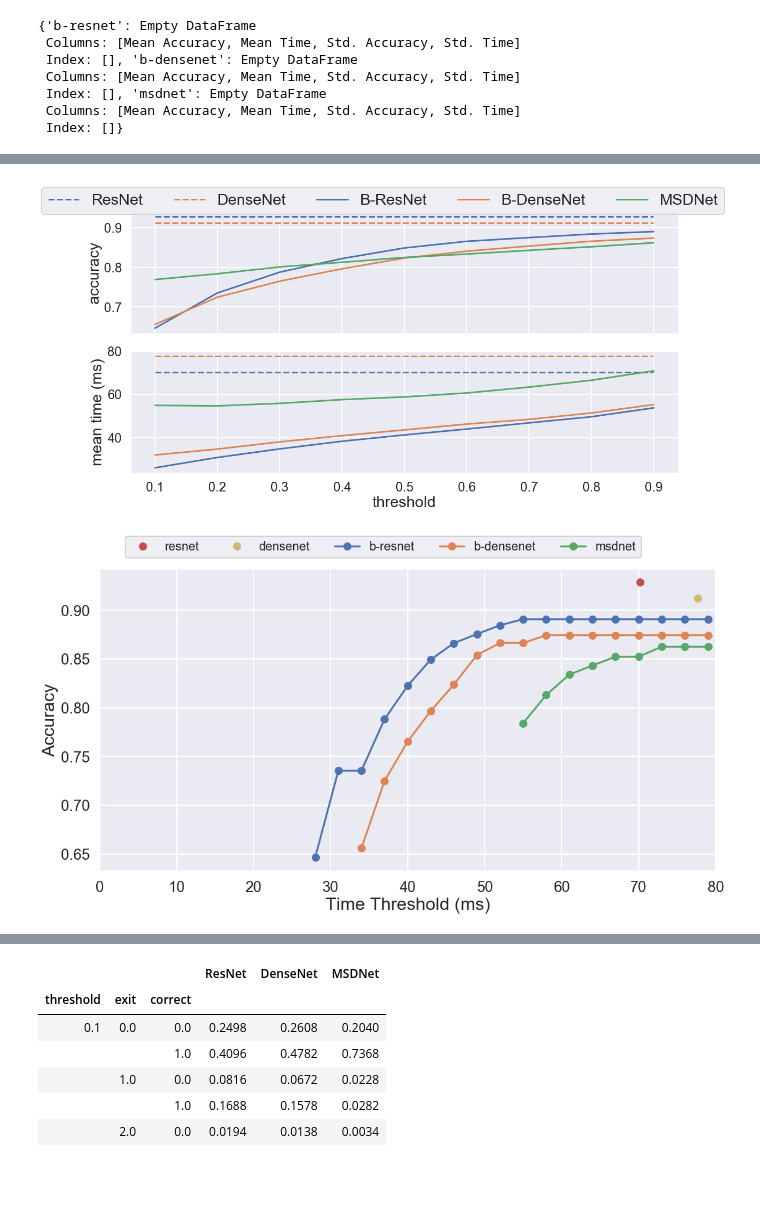
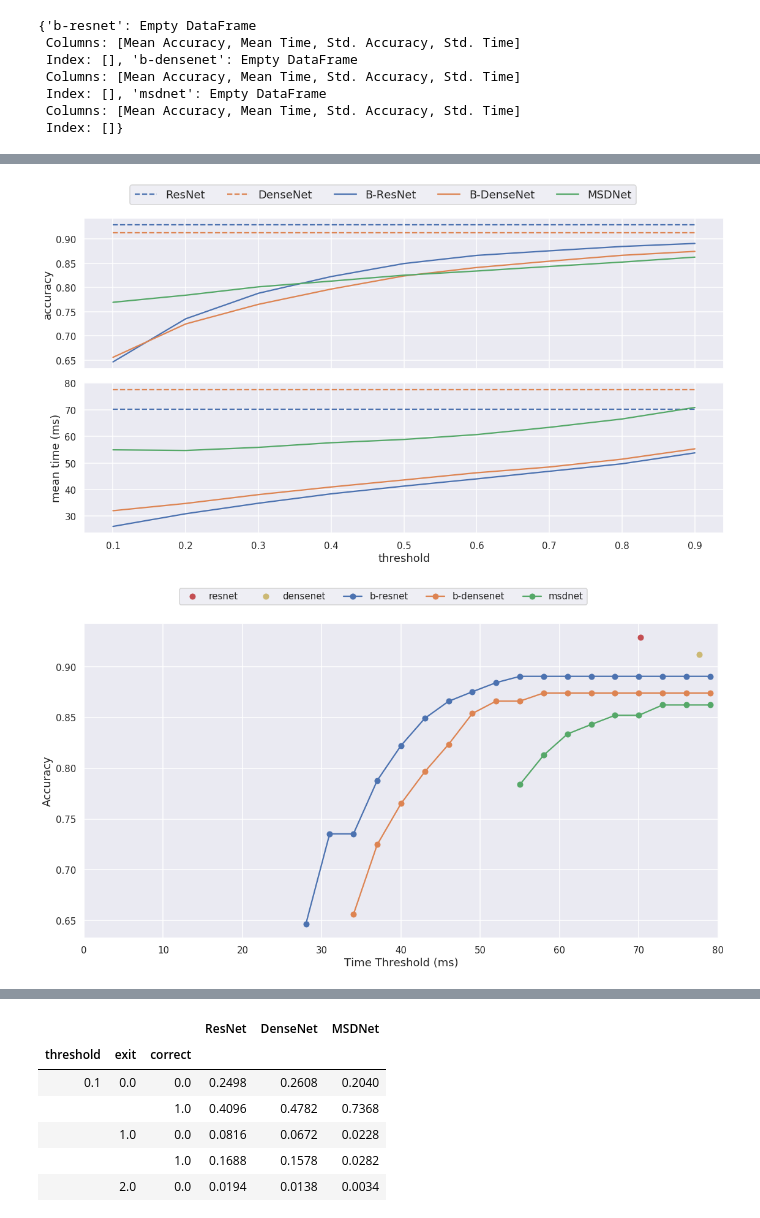
Before and after one commit to AlexKarlsen/thesis-src, a Jupyter notebook: DDNN/logging/threshold_test/Inference analysis Jetson.ipynb, the cells around one changed output, grey strips where cells are left out. Saved outputs shown, nothing was run; the diff lists cells and outputs as text; code cells hidden in the pictures; blank space fills up the shorter version.

Commit message:
jetson inference analysis

```diff
--- a/DDNN/logging/threshold_test/Inference analysis Jetson.ipynb
+++ b/DDNN/logging/threshold_test/Inference analysis Jetson.ipynb
@@ -1,14 +1,14 @@
 # %%
 import pandas as pd
 import numpy as np
-import seaborn as sns; sns.set('poster')
+import seaborn as sns; sns.set('talk')
 import matplotlib.pyplot as plt
 params = {'legend.fontsize': 'large',
           'figure.figsize': (16, 9),
-         'axes.labelsize': 'large',
+         'axes.labelsize': 'medium',
          'axes.titlesize':'x-large',
-         'xtick.labelsize':'medium',
-         'ytick.labelsize':'medium'}
+         'xtick.labelsize':'small',
+         'ytick.labelsize':'small'}
 plt.rcParams.update(params)
 # %%
 models = ['resnet', 'densenet', 'b-resnet', 'b-densenet', 'msdnet']
@@ -40,25 +39,0 @@ fig.legend(['exit-{}'.format(x) for x in range(5)], loc='upper center', #bbox_to
-# %%
-models = ['b-densenet', 'b-resnet', 'msdnet']
-
-for i in x:
-    df = pd.DataFrame({
-            'model':models,
-            'exit-0':np.array([ee_dense.loc[(ee_dense['exit']==0) & (ee_dense['threshold']==i)].mean().correct,
-             ee_res.loc[(ee_res['exit']==0) & (ee_res['threshold']==i)].mean().correct,
-             ee_msd.loc[(ee_msd['exit']==0) & (ee_msd['threshold']==i)].mean().correct]),
-            'exit-1':np.array([ee_dense.loc[ee_dense['exit']==1].mean().correct,
-             ee_res.loc[(ee_res['exit']==1) & (ee_res['threshold']==i)].mean().correct,
-             ee_msd.loc[ee_msd['exit']==1].mean().correct]),
-            'exit-2': np.array([ee_dense.loc[ee_dense['exit']==2].mean().correct,
-             ee_res.loc[ee_res['exit']==2].mean().correct,
-             ee_msd.loc[ee_msd['exit']==2].mean().correct]),
-            'exit-3': np.array([ee_dense.loc[ee_dense['exit']==3].mean().correct,
-             ee_res.loc[ee_res['exit']==3].mean().correct,
-             ee_msd.loc[ee_msd['exit']==3].mean().correct]),
-            'exit-4': np.array([ee_dense.loc[ee_dense['exit']==4].mean().correct,
-             ee_res.loc[ee_res['exit']==4].mean().correct,
-             ee_msd.loc[ee_msd['exit']==4].mean().correct])
-
-    })
-
-    df.set_index('model').plot(kind='bar')
@@ -139,36 +104,36 @@ sns.lineplot(x=x, y=pc_runs['resnet'].time.mean()*np.ones(9)*1000, ax=axes[1], c
 sns.lineplot(x=x, y=pc_runs['densenet'].correct.mean()*np.ones(9), ax=axes[0],  color=current_palette[1])
 sns.lineplot(x=x, y=pc_runs['densenet'].time.mean()*np.ones(9)*1000, ax=axes[1],  color=current_palette[1])
 
 sns.lineplot(data=pc_runs_stats['b-resnet']['Mean Accuracy'], ax=axes[0], color=current_palette[0])
 sns.lineplot(data=pc_runs_stats['b-resnet']['Mean Time']*1000, ax=axes[1], color=current_palette[0])
 
 sns.lineplot(data=pc_runs_stats['b-densenet']['Mean Accuracy'], ax=axes[0], color=current_palette[1])
 sns.lineplot(data=pc_runs_stats['b-densenet']['Mean Time']*1000, ax=axes[1], color=current_palette[1])
 
 sns.lineplot(data=pc_runs_stats['msdnet']['Mean Accuracy'], ax=axes[0], color=current_palette[2])
 sns.lineplot(data=pc_runs_stats['msdnet']['Mean Time']*1000, ax=axes[1], color=current_palette[2])
 
 axes[0].set_ylabel('accuracy')
 axes[1].set_ylabel('mean time (ms)')
 plt.xlabel('threshold')
 
 
 
 axes[0].lines[0].set_linestyle("--")
 
 axes[1].lines[0].set_linestyle("--")
 
 axes[0].lines[1].set_linestyle("--")
 
 axes[1].lines[1].set_linestyle("--")
 
 
-fig.legend([ 'ResNet', 'DenseNet', 'B-ResNet', 'B-DenseNet', 'MSDNet'], ncol=5, loc="upper center")
+fig.legend([ 'ResNet', 'DenseNet', 'B-ResNet', 'B-DenseNet', 'MSDNet'], ncol=5, loc="upper center", fontsize='medium')
 fig.tight_layout()
 fig.subplots_adjust(top=0.90)
-plt.savefig('jetson_inference.png', dpi=300)
+plt.savefig('jetson_inference.png')
 # %% [output]
-[figure, old version]
+[figure, new version]
 # %%
 time_thresholds = np.arange(0.01, 0.08, 0.003)
 model_time_threshold = {
@@ -203,7 +168,7 @@ fig.tight_layout()
 fig.subplots_adjust(top=0.90)
 plt.savefig('time_threshold_jetson.png')
 # %% [output]
-[figure, old version]
+[figure, new version]
 # %%
 kwargs = dict(hist_kws={'alpha':.6}, kde_kws={'linewidth':2, 'shade': True}, hist=True, kde=True, bins=100)
 fig, axes = plt.subplots(3,1, sharex=True, sharey=True)
```
Also changed, not shown: parts of 14 cells of this notebook, 12 other files.
